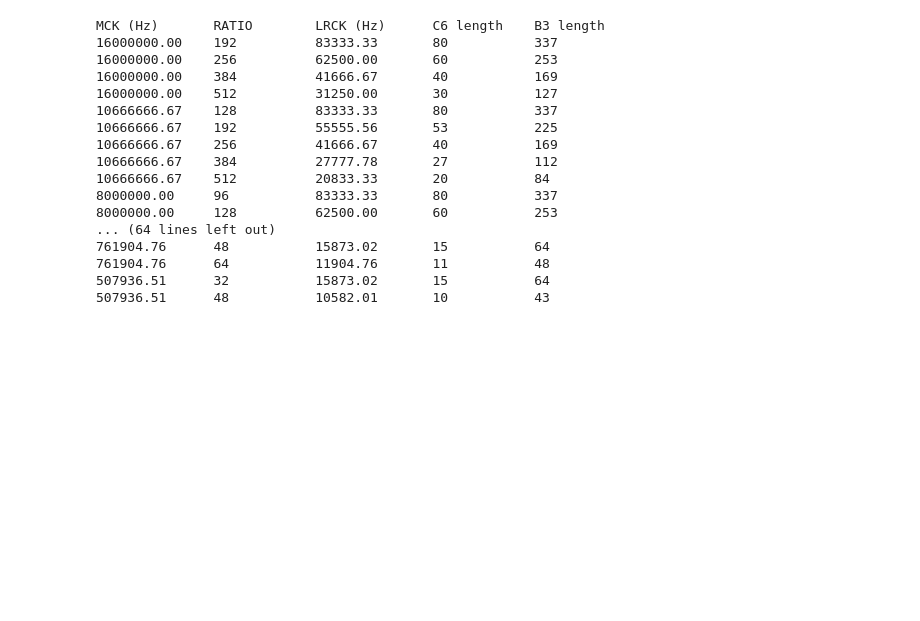
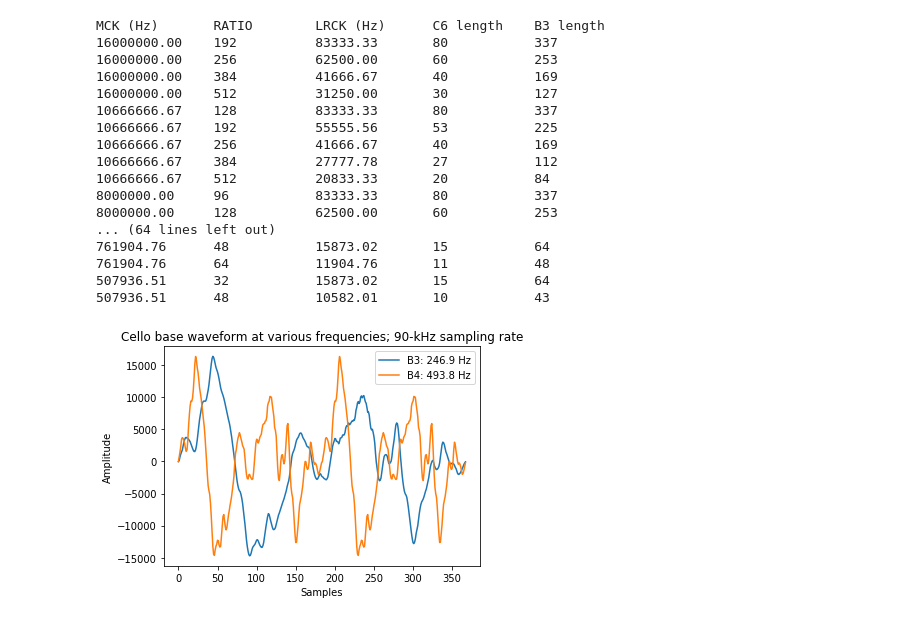
Before and after one commit to henry-muller/eecs149-proj, a Jupyter notebook: Waves.ipynb, the cells around one changed output. Saved outputs shown, nothing was run; the diff lists cells and outputs as text; code cells hidden in the pictures; blank space fills up the shorter version.

```diff
--- a/Waves.ipynb
+++ b/Waves.ipynb
@@ -7,7 +7,7 @@ import sys
 import scipy as sp
 import scipy.signal
 
-spf = wave.open('AKWF_cello_0001.wav','r')
+spf = wave.open('AKWF_waveforms/AKWF_cello_0001.wav','r')
 #Extract Raw Audio from Wav File
 #If Stereo
 if spf.getnchannels() == 2:
@@ -176,0 +177,14 @@ f.close()
+# %%
+b3 = generate_note_array('B3', signal, 90909.1)
+b4 = generate_note_array('B4', signal, 90909.1)
+b5 = generate_note_array('B5', signal, 90909.1)
+plt.plot(b3, label='B3: 246.9 Hz')
+plt.plot(b4*2, label='B4: 493.8 Hz')
+plt.xlabel('Samples')
+plt.ylabel('Amplitude')
+plt.title('Cello base waveform at various frequencies; 90-kHz sampling rate')
+plt.legend(loc='upper right')
+plt.tight_layout()
+plt.savefig('test.pdf')
+# %% [output]
+[figure, added]
```
Also changed, not shown: parts of 3 cells of this notebook, 12 other files.
